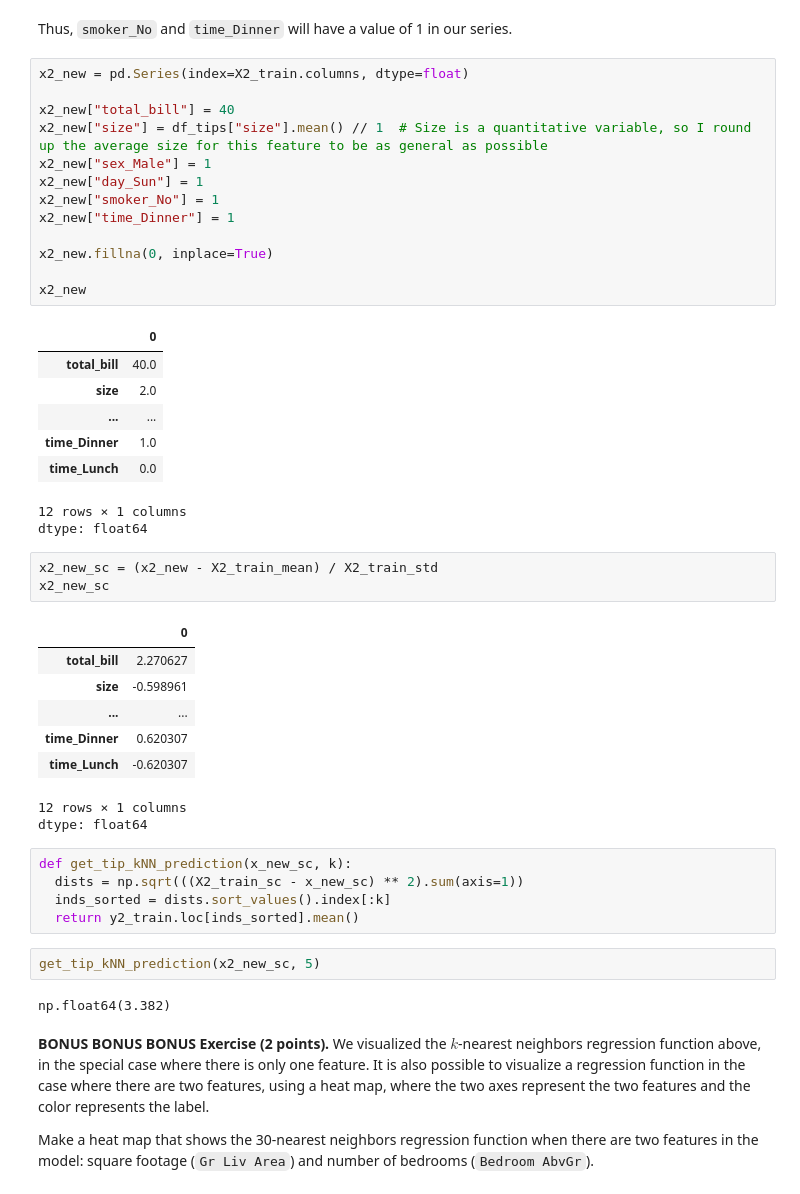
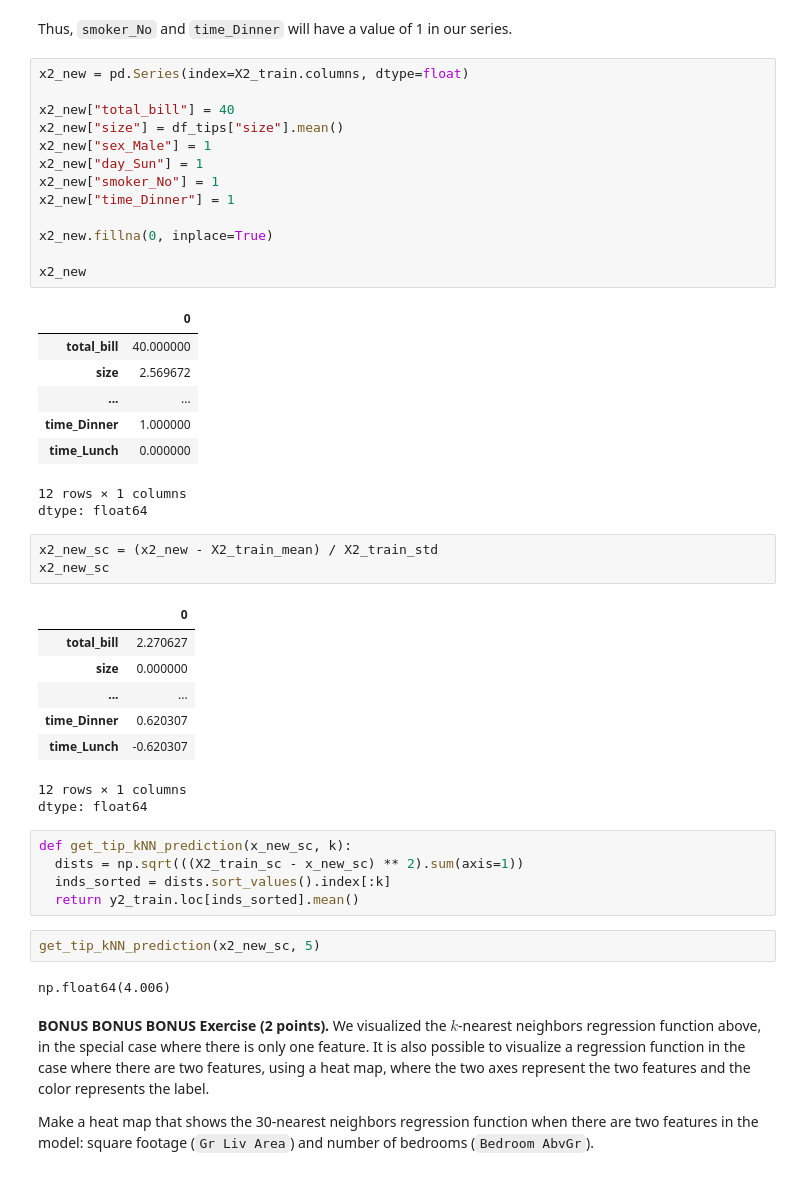
Before and after one commit to RndhS/CMPS-3160---Intro-to-Data-Science, a Jupyter notebook: _labs/Lab08/Lab08.ipynb, the cells around one changed output. Drawn from its saved outputs; the diff is of its cells as text.

```diff
--- a/_labs/Lab08/Lab08.ipynb
+++ b/_labs/Lab08/Lab08.ipynb
@@ -392,23 +386,23 @@ Thus, `smoker_No` and `time_Dinner` will have a value of 1 in our series.
 # %%
 x2_new = pd.Series(index=X2_train.columns, dtype=float)
 
 x2_new["total_bill"] = 40
-x2_new["size"] = df_tips["size"].mean() // 1  # Size is a quantitative variable, so I round up the average size for this feature to be as general as possible
+x2_new["size"] = df_tips["size"].mean()
 x2_new["sex_Male"] = 1
 x2_new["day_Sun"] = 1
 x2_new["smoker_No"] = 1
 x2_new["time_Dinner"] = 1
 
 x2_new.fillna(0, inplace=True)
 
 x2_new
 # %% [output]
 |  | 0 |
-| total_bill | 40.0 |
-| size | 2.0 |
+| total_bill | 40.000000 |
+| size | 2.569672 |
 | ... | ... |
-| time_Dinner | 1.0 |
-| time_Lunch | 0.0 |
+| time_Dinner | 1.000000 |
+| time_Lunch | 0.000000 |
 12 rows × 1 columns
 dtype: float64
 # %%
@@ -417,7 +411,7 @@ x2_new_sc
 # %% [output]
 |  | 0 |
 | total_bill | 2.270627 |
-| size | -0.598961 |
+| size | 0.000000 |
 | ... | ... |
 | time_Dinner | 0.620307 |
 | time_Lunch | -0.620307 |
@@ -431,7 +425,7 @@ def get_tip_kNN_prediction(x_new_sc, k):
 # %%
 get_tip_kNN_prediction(x2_new_sc, 5)
 # %% [output]
-np.float64(3.382)
+np.float64(4.006)
 # %% [markdown]
 **BONUS BONUS BONUS Exercise (2 points).** We visualized the $k$-nearest neighbors regression function above, in the special case where there is only one feature. It is also possible to visualize a regression function in the case where there are two features, using a heat map, where the two axes represent the two features and the color represents the label.
 
```
Also changed, not shown: parts of 7 cells of this notebook.
